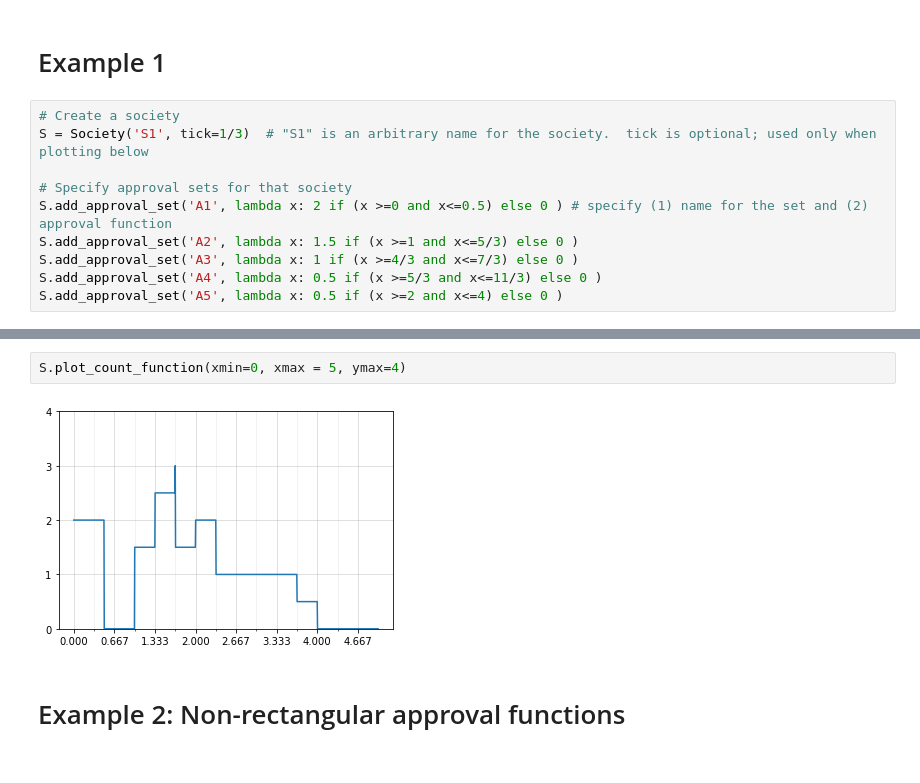
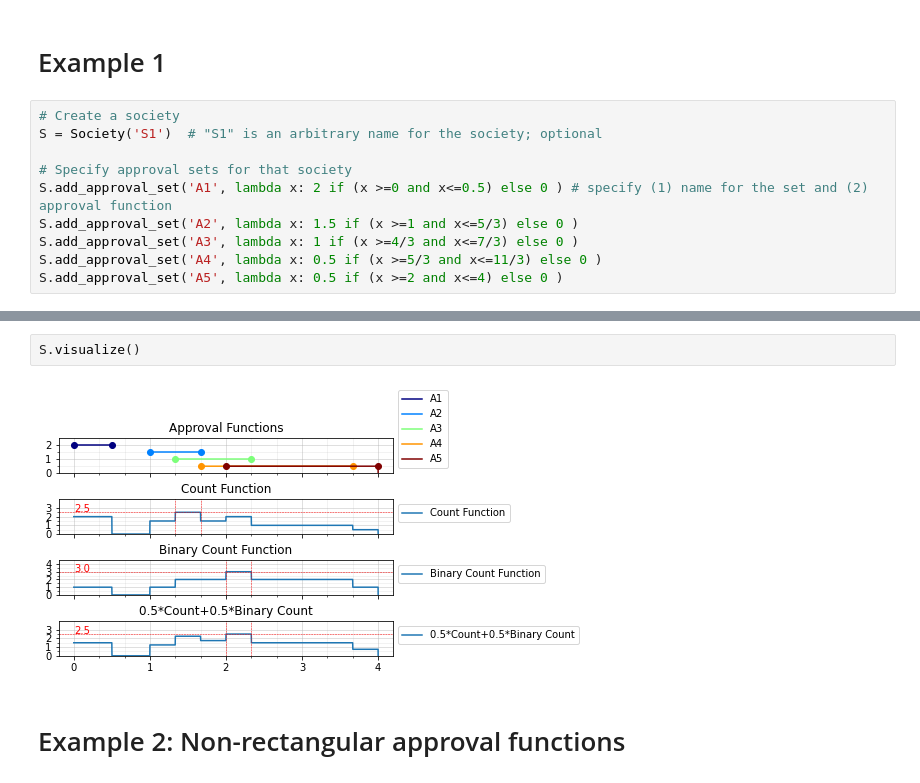
Before and after one commit to tiasondjaja/circular_societies, a Jupyter notebook: functional_approval_example.ipynb, the cells around one changed output, grey strips where cells are left out. Drawn from its saved outputs; the diff is of its cells as text.

```diff
--- a/functional_approval_example.ipynb
+++ b/functional_approval_example.ipynb
@@ -4,7 +4,7 @@ from functional_approval import ApprovalSet, Society
 # Example 1
 # %%
 # Create a society
-S = Society('S1', tick=1/3)  # "S1" is an arbitrary name for the society.  tick is optional; used only when plotting below
+S = Society('S1')  # "S1" is an arbitrary name for the society; optional
 
 # Specify approval sets for that society
 S.add_approval_set('A1', lambda x: 2 if (x >=0 and x<=0.5) else 0 ) # specify (1) name for the set and (2) approval function
@@ -25,7 +22,7 @@ S.visualize(xmin=0, xmax = 5, ymax=3)
-# %%
-S.plot_count_function(xmin=0, xmax = 5, ymax=4)
-# %% [output]
-[figure, removed]
+# %%
+S.visualize()
+# %% [output]
+[figure, added]
 # %% [markdown]
 # Example 2: Non-rectangular approval functions
 # %%
```
Also changed, not shown: parts of 15 cells of this notebook, 2 other files.
